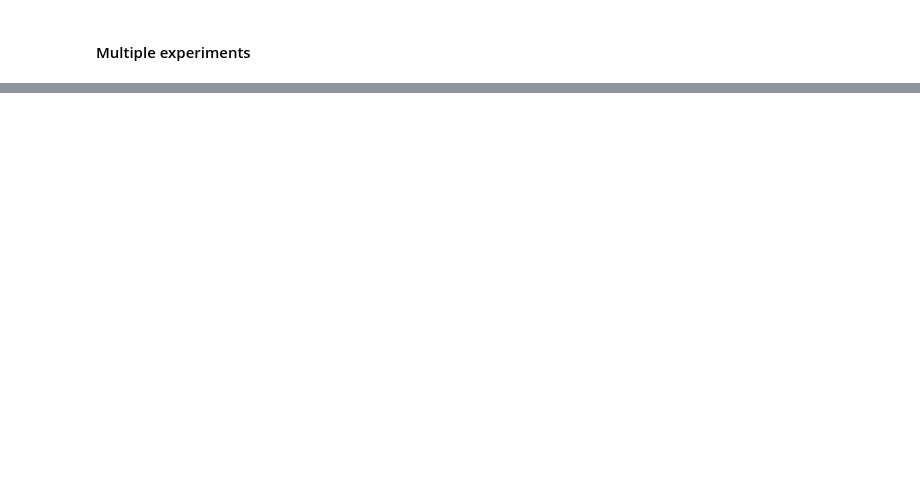
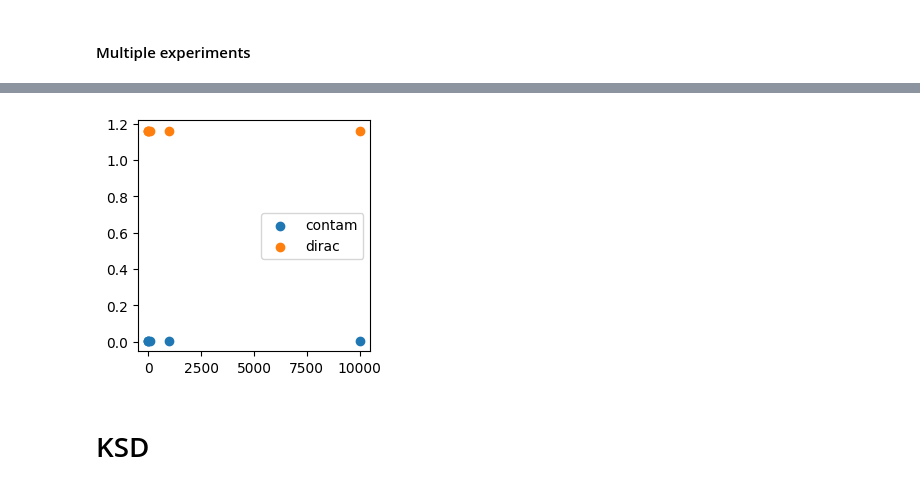
Before and after one commit to XingLLiu/robust-kernel-test, a Jupyter notebook: notebooks/MMD.ipynb, the cells around one changed output, grey strips where cells are left out. Cells and saved outputs as stored; diff of their text form; code cells hidden in the pictures; blank space fills up the shorter version.

```diff
--- a/notebooks/MMD.ipynb
+++ b/notebooks/MMD.ipynb
@@ -254,0 +292,14 @@ _ = plt.tight_layout()
+# %%
+figs, axes = plt.subplots(nrows=1, ncols=1, figsize=(3, 3))
+
+ax = axes
+mmd_contam = [np.mean(mmd_res["contam"]) for kk in keys]
+mmd_outlier = [np.mean(mmd_res["outlier_only"]) for kk in keys]
+ax.scatter(outlier_ls, mmd_contam, label="contam")
+ax.scatter(outlier_ls, mmd_outlier, label="dirac")
+
+_ = ax.legend()
+# %% [output]
+[figure, added]
+# %% [markdown]
+# KSD
```
Also changed, not shown: parts of 42 cells of this notebook, 4 other files.
